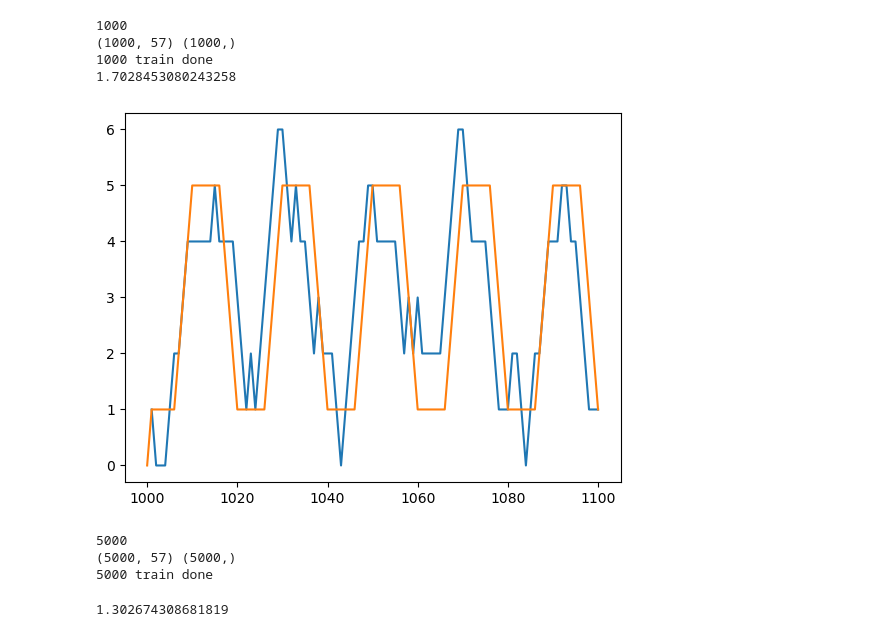
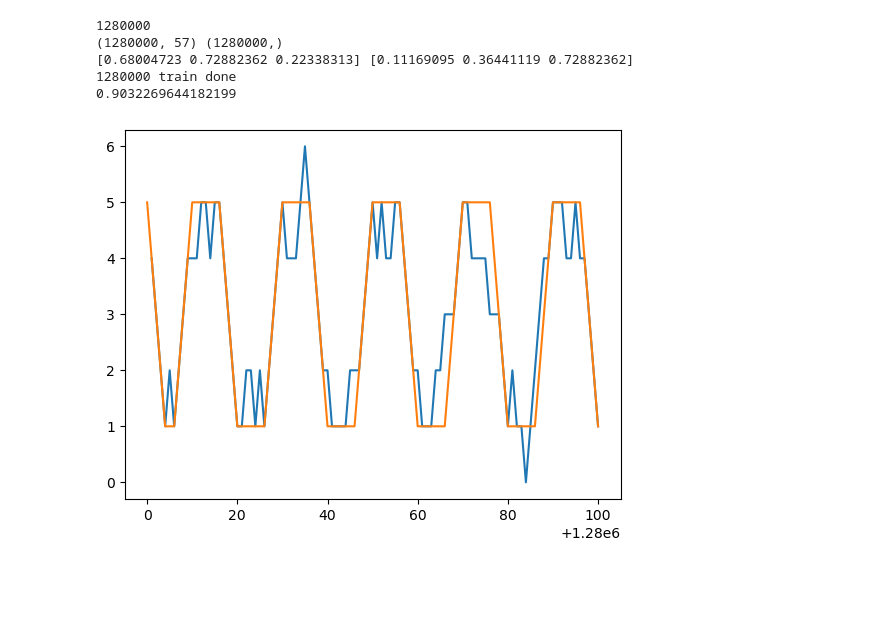
Before and after one commit to neurodata/ProspectiveForaging, a Jupyter notebook: notebooks/PVFM_RF.ipynb, the cells around one changed output. Saved outputs shown, nothing was run; the diff lists cells and outputs as text; code cells hidden in the pictures; blank space fills up the shorter version.

```diff
--- a/notebooks/PVFM_RF.ipynb
+++ b/notebooks/PVFM_RF.ipynb
@@ -24,7 +24,7 @@ base_reward = 10.0
 map_name = "short"
 decay_rate = 0.6
 reward_period = 10
-session_duration = 500000
+session_duration = 5000000
 rewards_in_period = []
 
 total_steps = session_duration
@@ -60,14 +60,16 @@ def enumerate_paths(x0, t_inital = 0, t_prime=20):
     df = pd.DataFrame(paths, columns=cols)
     return df
 # %%
-DELTA_t = 10
+DELTA_t = 20
 t_prime = 6
-Ts = [1000,5000,10000,20000,40000,80000]
+Ts = [1000,5000,10000,20000,40000,80000,160000,320000,640000]
+Ts = [1280000]
 # Ts = [2**i for i in np.arange(7,10)]+[750]+[1024,1250,1500,2048]
 gamma = 0.5
 FUTURE_STATE = []
 for T in Ts:
     # n_seq = int(T/(DELTA_t+1))
+    np.random.seed(1998)
     n_seq = T
     print(n_seq)
     state_raw = np.random.choice([int(i) for i in range(7)],size = n_seq)
@@ -81,7 +83,7 @@ for T in Ts:
         opt_paths.append(path)
         opt_irewards.append(rewards)
         opt_times.append(times)
-        opt_prewards.append(preward_opt(rewards[1:],gamma = 0.5))
+        opt_prewards.append(preward_opt(rewards[1:],gamma = gamma))
         state_posencode_oh = position_encoder(np.array(path), type="onehot")
         time_emb = time_embedding_np(np.array(times)).reshape(DELTA_t+1,-1)
         # print(time_emb.shape,state_posencode_oh.shape)
@@ -90,80 +92,66 @@ for T in Ts:
     STATES_arr = np.vstack(STATES)
     REWARDS_arr = np.hstack(np.array(opt_prewards).reshape(-1,1))
     print(STATES_arr.shape,REWARDS_arr.shape)
-    # plt.plot(opt_times[0],opt_paths[0])
-    # plt.show()
-    # plt.plot(opt_times[0],opt_irewards[0])
-    # plt.show()
+    print(REWARDS_arr[:3],REWARDS_arr[-3:])
     X_train = STATES_arr
     Y_train = REWARDS_arr
-    rf = RandomForestRegressor(n_estimators=1000, random_state=9515)
+    # rf = RandomForestRegressor(n_estimators=1000, random_state=515)
     ## Using XGB regressor with delta = 1 is converging faster -- 150
-    # rf = xgb.XGBRegressor(
-    #     objective="reg:squarederror",
-    #     tree_method="exact",     # or "exact" (slower, RAM heavy)
-    #     n_jobs = -1,
-    #     learning_rate=0.05, max_depth=5,
-    #     subsample=1, colsample_bytree=0.8,
-    #     n_estimators=1000, eval_metric="rmse"
-    # )
+    rf = xgb.XGBRegressor(
+        objective="reg:squarederror",
+        tree_method="exact",     # or "exact" (slower, RAM heavy)
+        n_jobs = -1,
+        learning_rate=0.05, max_depth=10,
+        subsample=1, colsample_bytree=0.8,
+        n_estimators=5000, eval_metric="rmse"
+    )
     rf.fit(X_train, Y_train)
     print(T,'train done')
 
 
     current_state = np.random.choice([int(i) for i in range(7)],size = 1)
     future_states = [current_state.item()]
     # print(current_state)
+    irewards_test = []
     for delta_t in range(100):
         df_all_paths = enumerate_paths(x0=current_state,t_inital = T+delta_t,t_prime=t_prime)
         n_paths = df_all_paths.shape[0]
-        irewards_pred = np.zeros((n_paths,  t_prime+1))
+        prewards_pred = np.zeros((n_paths,  t_prime+1))
         for i in range(t_prime+1):
             cand_pe = position_encoder(df_all_paths.iloc[:,i], type="onehot")
             curr_time = T+1+delta_t+i
             time_emb = time_embedding_np(np.ones(cand_pe.shape[0])*curr_time, tdim=50)
             features = np.hstack([cand_pe,time_emb])
-            irewards_pred[:,i] = rf.predict(features)
-        reward_cols = [f"t={T+delta_t+t}" for t in range(t_prime+1)]
-        df_ireward = pd.DataFrame(irewards_pred, columns=reward_cols)
-        # Extract rewards from second column onward (t=1 to t=T)
-        rewards_matrix = df_ireward.iloc[:, 1:].values  # shape (n_paths, T)
-        discounts = gamma ** np.arange(1, t_prime+1)
-
-        # Compute discounted total reward per path
-        discounted_returns = rewards_matrix * discounts
-        total_discounted = discounted_returns.sum(axis=1)
-        # print(total_discounted)
-        bext_idx = np.argmax(total_discounted)
-        next_state = int(df_all_paths.iloc[bext_idx,1])
-        # print(df_all_paths.iloc[bext_idx,:])
-        future_states.append(next_state)
+            prewards_pred[:,i] = rf.predict(features)
+        idx_sorted = np.lexsort([prewards_pred[:, j] for j in [1,-1]])
+        best_idx = idx_sorted[-1]
+        best_path = df_all_paths.iloc[best_idx,:]
+        next_state = np.array(best_path)[1]
+        future_states.append(next_state.item())
+        irewards_test.append(reward_simulate(next_state,T+delta_t+1,rewards_in_period))
         current_state = next_state
-
     # print(T,future_states,len(future_states))
     FUTURE_STATE.append(future_states)
 
     irewards = [reward_simulate(future_states[i],T+i,rewards_in_period) for i in np.arange(1,len(future_states))]
-    preward = compute_normalized_future_rewards(irewards,100,0.5)
+    preward = compute_normalized_future_rewards(irewards,100,gamma)
     path, ireward_opt = path_opt(future_states[0], T, 100)
-    preward_opt_test = compute_normalized_future_rewards(ireward_opt[1:],100,0.5)
+    preward_opt_test = compute_normalized_future_rewards(ireward_opt[1:],100,gamma)
     pregret = (np.sum(preward_opt_test).item()-np.sum(preward).item())/100
     print(pregret)
     plt.plot(np.arange(T+1,T+101),future_states[1:])
     plt.plot(np.arange(T,T+101),path)
     plt.show()
 
 FUTURE_STATE_arr = np.vstack(FUTURE_STATE)
 np.savez(
-    f"../results/PVFM/RF_optimal_oh_w_time1000_80000_lookahead{t_prime}_reps{0}.npz",
+    f"../results/PVFM/RF_optimal_oh_w_time1000_640000_lookahead{t_prime}_reps{0}.npz",
     future_states =FUTURE_STATE_arr
     )
 # %% [output]
-1000
-(1000, 57) (1000,)
-1000 train done
-1.7028453080243258
+1280000
+(1280000, 57) (1280000,)
+[0.68004723 0.72882362 0.22338313] [0.11169095 0.36441119 0.72882362]
+1280000 train done
+0.9032269644182199
-[figure, old version]
+[figure, new version]
-5000
-(5000, 57) (5000,)
-5000 train done
-1.302674308681819
```
Also changed, not shown: parts of 5 cells of this notebook, 6 other files.
